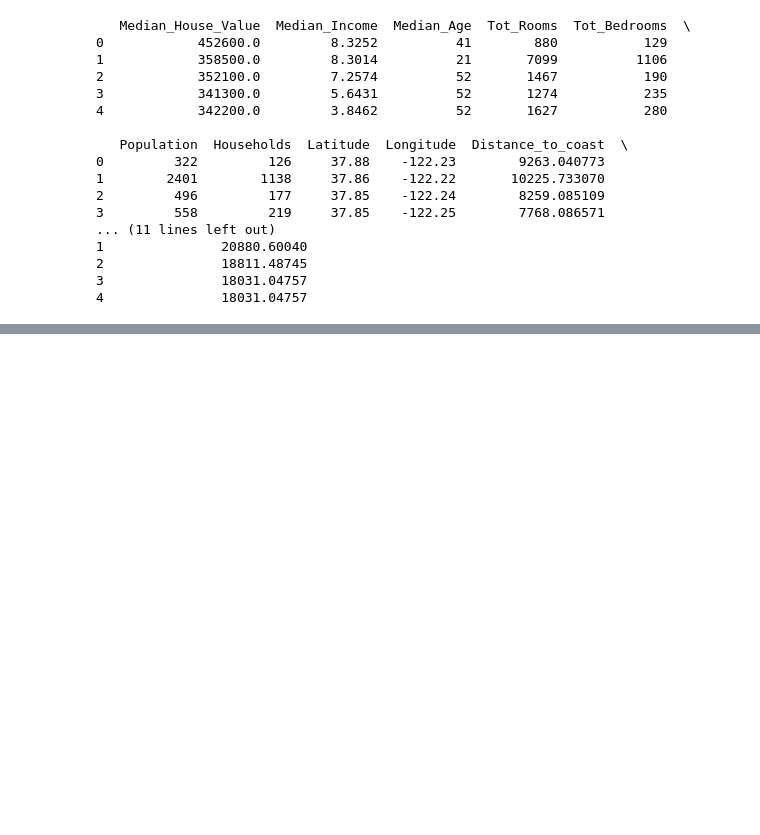
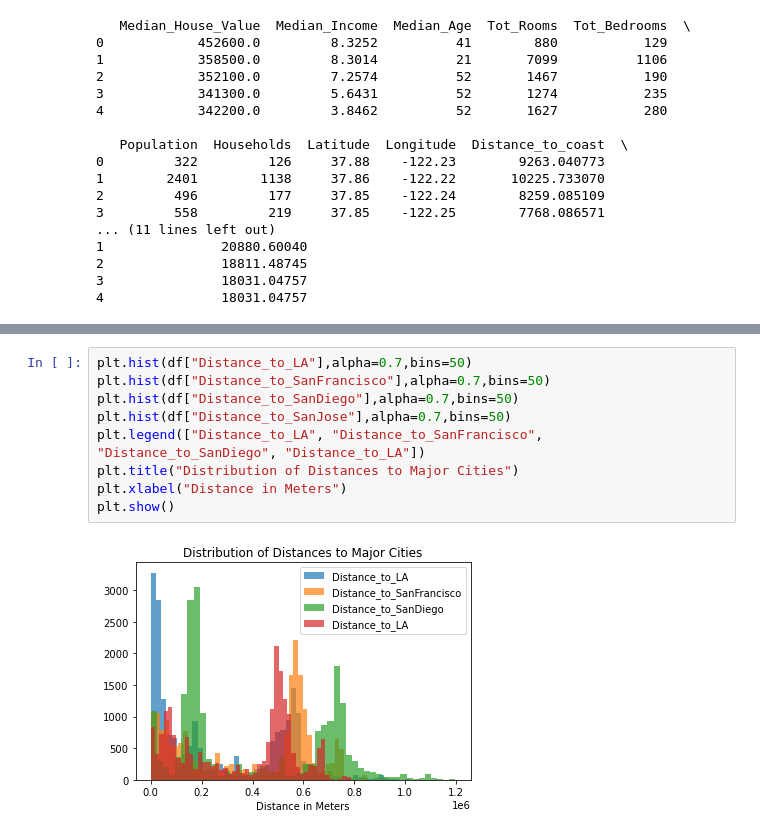
Before and after one commit to swl416/calihousing, a Jupyter notebook: finalproj.ipynb, the cells around one changed output, grey strips where cells are left out. Drawn from its saved outputs; the diff is of its cells as text; blank space fills up the shorter version.

```diff
--- a/finalproj.ipynb
+++ b/finalproj.ipynb
@@ -69,0 +62,11 @@ print(df[df["Median_House_Value"] >= 500000])
+# %%
+plt.hist(df["Distance_to_LA"],alpha=0.7,bins=50)
+plt.hist(df["Distance_to_SanFrancisco"],alpha=0.7,bins=50)
+plt.hist(df["Distance_to_SanDiego"],alpha=0.7,bins=50)
+plt.hist(df["Distance_to_SanJose"],alpha=0.7,bins=50)
+plt.legend(["Distance_to_LA", "Distance_to_SanFrancisco", "Distance_to_SanDiego", "Distance_to_LA"])
+plt.title("Distribution of Distances to Major Cities")
+plt.xlabel("Distance in Meters")
+plt.show()
+# %% [output]
+[figure, added]
```
Also changed, not shown: parts of 6 cells of this notebook.
